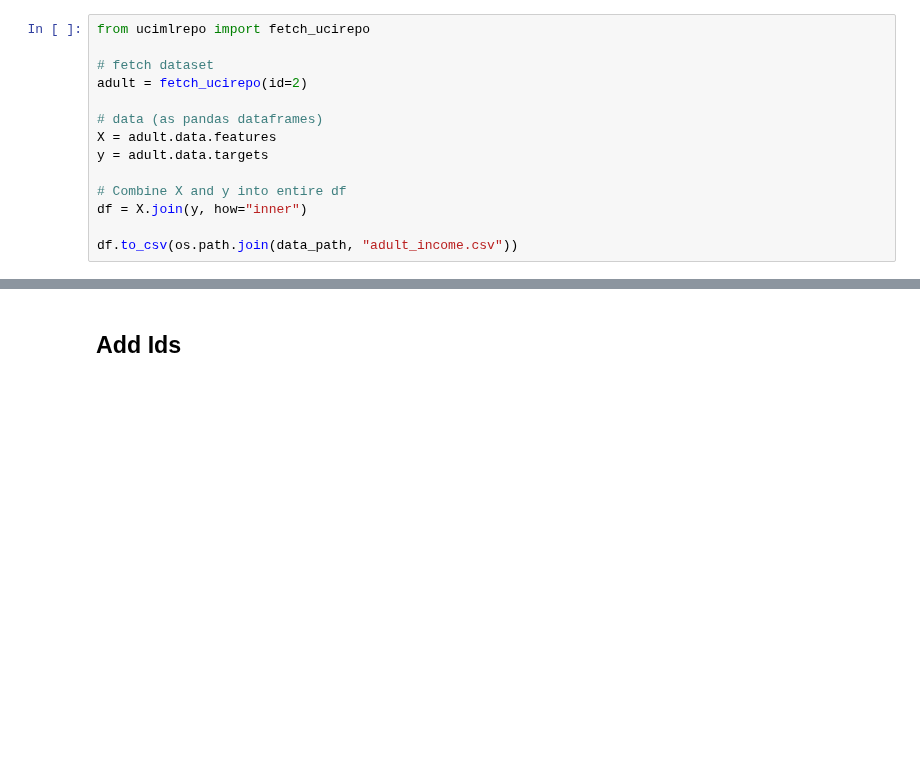
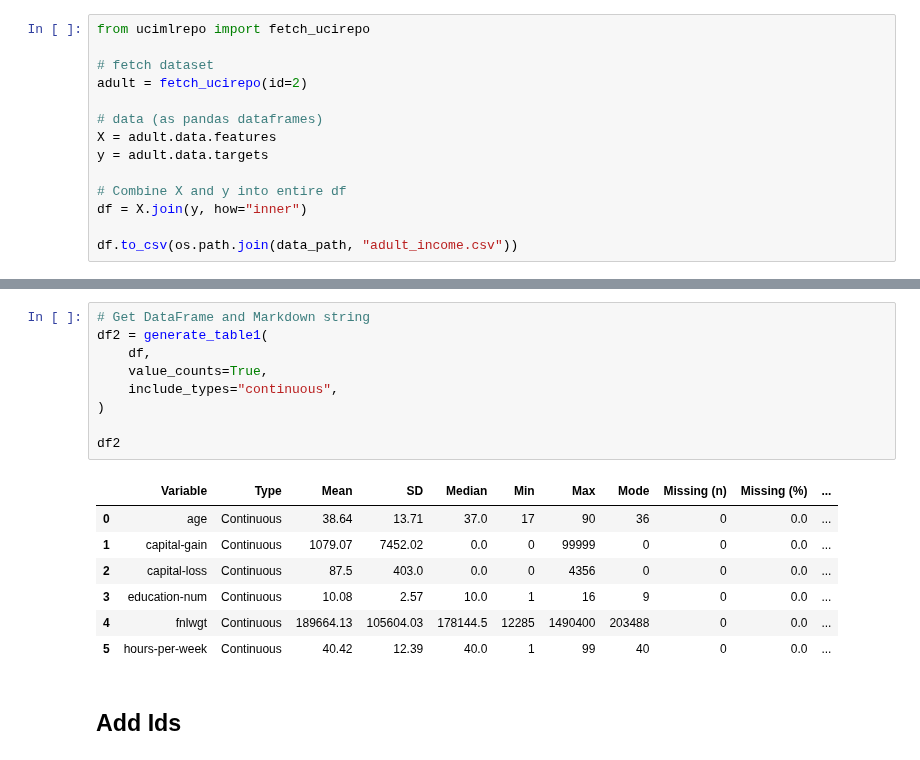
Before and after one commit to lshpaner/eda_toolkit, a Jupyter notebook: py_example_notebooks/adult_income_data_management.ipynb, the cells around one changed output, grey strips where cells are left out. Saved outputs shown, nothing was run; the diff lists cells and outputs as text; blank space fills up the shorter version.

```diff
--- a/py_example_notebooks/adult_income_data_management.ipynb
+++ b/py_example_notebooks/adult_income_data_management.ipynb
@@ -109,3 +105,20 @@ print(table1_to_str(table1, padding=1))
+# %%
+# Get DataFrame and Markdown string
+df2 = generate_table1(
+    df,
+    value_counts=True,
+    include_types="continuous",
+)
+
+df2
+# %% [output]
+|  | Variable | Type | Mean | SD | Median | Min | Max | Mode | Missing (n) | Missing (%) | ... |
+| 0 | age | Continuous | 38.64 | 13.71 | 37.0 | 17 | 90 | 36 | 0 | 0.0 | ... |
+| 1 | capital-gain | Continuous | 1079.07 | 7452.02 | 0.0 | 0 | 99999 | 0 | 0 | 0.0 | ... |
+| 2 | capital-loss | Continuous | 87.5 | 403.0 | 0.0 | 0 | 4356 | 0 | 0 | 0.0 | ... |
+| 3 | education-num | Continuous | 10.08 | 2.57 | 10.0 | 1 | 16 | 9 | 0 | 0.0 | ... |
+| 4 | fnlwgt | Continuous | 189664.13 | 105604.03 | 178144.5 | 12285 | 1490400 | 203488 | 0 | 0.0 | ... |
+| 5 | hours-per-week | Continuous | 40.42 | 12.39 | 40.0 | 1 | 99 | 40 | 0 | 0.0 | ... |
 # %% [markdown]
 ## Add Ids
 # %%
```
Also changed, not shown: parts of 18 cells of this notebook, 11 other files.
